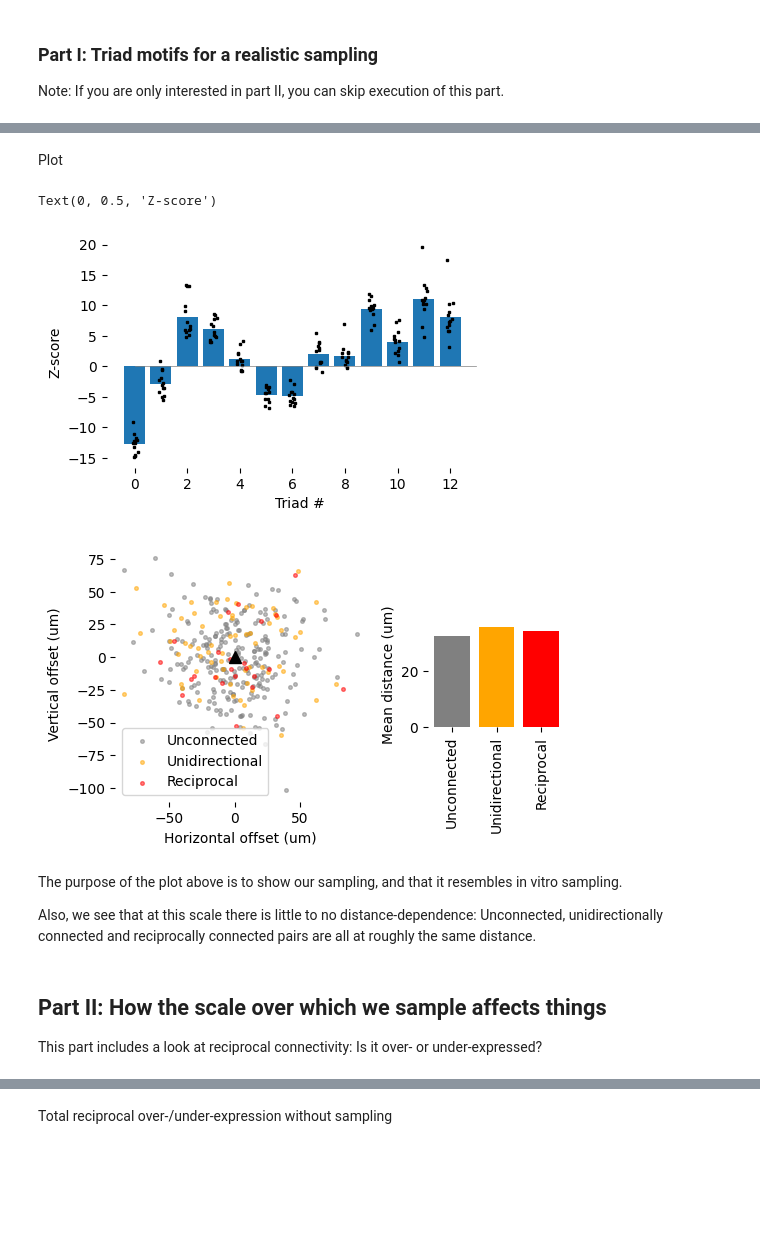
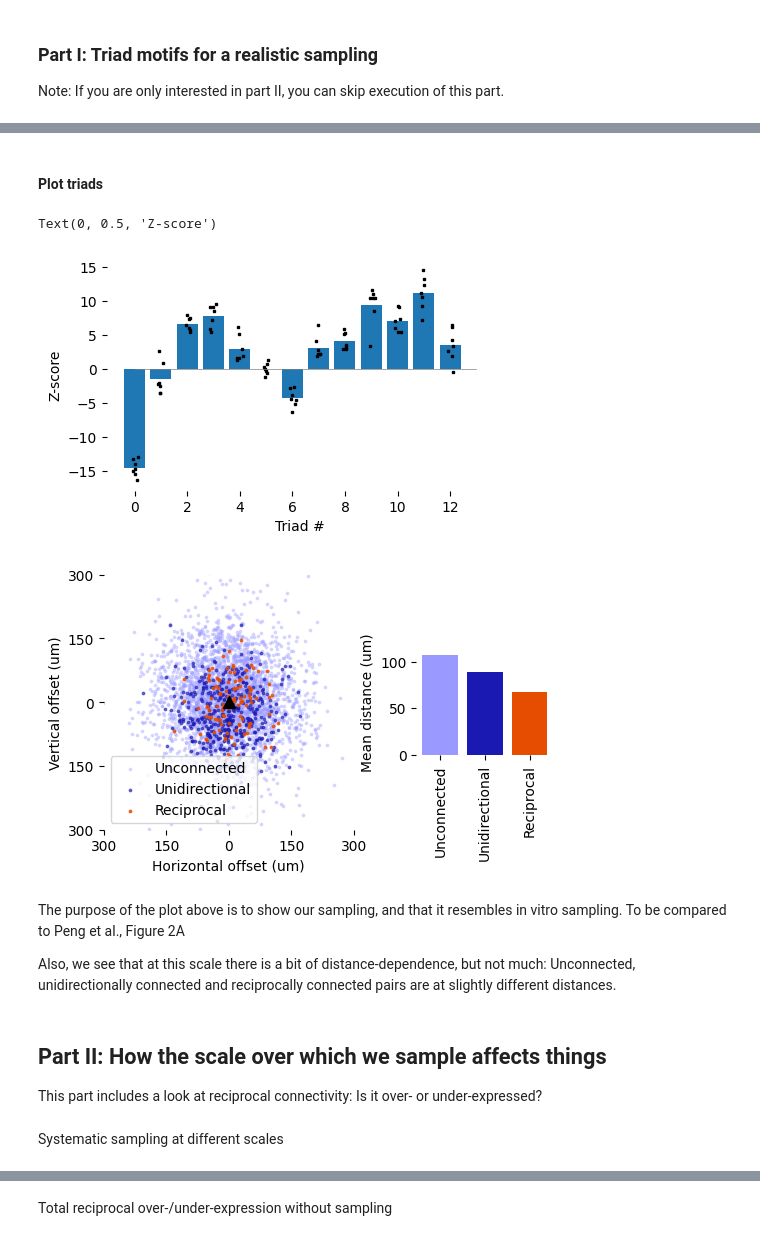
Before and after one commit to MWolfR/individual_morphology_effect, a Jupyter notebook: Patch_sample_triad_overexpression.ipynb, the cells around one changed output, grey strips where cells are left out. Cells and saved outputs as stored; diff of their text form; code cells hidden in the pictures; blank space fills up the shorter version.

Commit message:
Added higher similarity to Peng et al. Plus validation

```diff
--- a/Patch_sample_triad_overexpression.ipynb
+++ b/Patch_sample_triad_overexpression.ipynb
@@ -59,7 +59,7 @@ def sample_and_count_triads(m, mv_cv, n_patch=12, n_samples=25, slice_thickness=
             sum_connected += s.matrix.nnz
             sum_rc += s.to_reciprocal().matrix.nnz
             counts.append(connalysis.network.topology.count_triads_fully_connected(s.matrix > 0, return_normalized=False))
-            D = s.vertices[col_slc].values.reshape((-1, 1, 2)) - s.vertices[col_slc].values.reshape((1, -1, 2))
+            D = s.vertices[col_slc].values.reshape((1, -1, 2)) - s.vertices[col_slc].values.reshape((-1, 1, 2))
             delta_rec.append(pandas.DataFrame(
                 D[(s.array > 0) & (s.array.transpose() > 0)], columns=["horizontal", "vertical"]
             ))
@@ -77,7 +77,7 @@ def sample_and_count_triads(m, mv_cv, n_patch=12, n_samples=25, slice_thickness=
         pandas.concat(delta_rec, axis=0, names=["sample"], keys=range(len(delta_rec))),
         pandas.concat(delta_con, axis=0, names=["sample"], keys=range(len(delta_con))),
         pandas.concat(delta_unc, axis=0, names=["sample"], keys=range(len(delta_unc)))
-    ], axis=0, keys=["reciprocal", "connected", "unconnected"])
+    ], axis=0, keys=["reciprocal", "unidirectional", "unconnected"])
     counts = numpy.vstack(counts).sum(axis=0)
     return counts, (P, Prec), deltas
 # %% [markdown]
@@ -118,12 +118,12 @@ Note: If you are only interested in part II, you can skip execution of this part
 # %%
 campaign_cfg = {
     "decomposition_plane": ["x", "z"], # What are the horizontal axes of the volume?Decomposition will happen in this plane.
-    "decomposition_sz": 200,
+    "decomposition_sz": 250,
     "min_column_sz": 500, # After decomposition, columns smaller than this will be discarded,
-    "mv_cv": [[40**2, 0], [0, 40**2]], # Describes the patch sampling spatial dimensions. 40 ** 2 will sample neuron pairs up to ~100 um.
+    "mv_cv": [[145**2, 0], [0, 150**2]], # Describes the patch sampling spatial dimensions. 40 ** 2 will sample neuron pairs up to ~100 um.
     "patch_kwargs": {
-        "slice_thickness": 150,
-        "n_samples": 25, # The number of times the patch sampling procedure will be applied
+        "slice_thickness": 200,
+        "n_samples": 55, # The number of times the patch sampling procedure will be applied
         "n_patch": 12 # Up to this number of neurons will be sampled together
     }
 }
@@ -308,6 +325,6 @@ Time spent classifying triads: 0.0011343955993652344
 ... (88 outputs left out)
-# %% [markdown]
-Plot
+# %% [markdown]
+#### Plot triads
 # %%
 fig = plt.figure(figsize=(5, 3))
 ax = fig.gca()
@@ -322,47 +339,54 @@ ax.set_xlabel("Triad #")
 ax.set_ylabel("Z-score")
 # %% [output]
 Text(0, 0.5, 'Z-score')
-[figure, old version]
+[figure, new version]
 # %%
 i = 0
 d = all_deltas.loc[i]
 d["distance"] = numpy.linalg.norm(d, axis=1)
 dists = d.reset_index().groupby("level_0")["distance"].mean()
 
 fig = plt.figure(figsize=(5, 3))
 ax = fig.add_axes([0.1, 0.1, 0.5, 0.85])
 
 def sample_random_fraction(arr_in, frac):
     assert frac <= 1
     b = numpy.random.choice(len(arr_in), int(len(arr_in) * frac), replace=False)
     return arr_in.iloc[b]["horizontal"], arr_in.iloc[b]["vertical"]
 
-ax.scatter(*sample_random_fraction(d.loc["unconnected"], 0.1), c="grey", s=7, alpha=0.5, label="Unconnected")
-ax.scatter(*sample_random_fraction(d.loc["connected"], 0.1), c="orange", s=7, alpha=0.5, label="Unidirectional")
-ax.scatter(*sample_random_fraction(d.loc["reciprocal"], 0.1), c="red", s=7, alpha=0.5, label="Reciprocal")
+cols_use = [[0.6, 0.6, 1.0], [0.1, 0.1, 0.7], [0.9, 0.3, 0.0]]
+
+ax.scatter(*sample_random_fraction(d.loc["unconnected"], 0.5), color=cols_use[0], s=3, alpha=0.3, label="Unconnected")
+ax.scatter(*sample_random_fraction(d.loc["unidirectional"], 0.5), color=cols_use[1], s=3, alpha=0.6, label="Unidirectional")
+ax.scatter(*sample_random_fraction(d.loc["reciprocal"], 0.5), color=cols_use[2], s=3, alpha=0.8, label="Reciprocal")
 ax.plot(0, 0, marker="^", ms=8, color="black")
 ax.set_xlabel("Horizontal offset (um)")
 ax.set_ylabel("Vertical offset (um)")
 ax.set_frame_on(False)
-plt.axis("equal")
+# plt.axis("equal")
+ax.set_xlim([-300, 300]); ax.set_xticks([-300, -150, 0, 150, 300]); ax.set_xticklabels([300, 150, 0, 150, 300])
+ax.set_ylim([-300, 300]); ax.set_yticks([-300, -150, 0, 150, 300]); ax.set_yticklabels([300, 150, 0, 150, 300])
 plt.legend()
 
 ax = fig.add_axes([0.725, 0.35, 0.275, 0.35])
-ax.bar(2, dists["reciprocal"], color="red")
-ax.bar(1, dists["connected"], color="orange")
-ax.bar(0, dists["unconnected"], color="grey")
+ax.bar(2, dists["reciprocal"], color=cols_use[2])
+ax.bar(1, dists["unidirectional"], color=cols_use[1])
+ax.bar(0, dists["unconnected"], color=cols_use[0])
 ax.set_xticks([0, 1, 2]); ax.set_xticklabels(["Unconnected", "Unidirectional", "Reciprocal"], rotation="vertical")
 ax.set_ylabel("Mean distance (um)")
 ax.set_frame_on(False)
 # %% [output]
-[figure, old version]
+[figure, new version]
 # %% [markdown]
 The purpose of the plot above is to show our sampling, and that it resembles in vitro sampling.
+To be compared to Peng et al., Figure 2A
 
-Also, we see that at this scale there is little to no distance-dependence: Unconnected, unidirectionally connected and reciprocally connected pairs are all at roughly the same distance.
+Also, we see that at this scale there is a bit of distance-dependence, but not much: Unconnected, unidirectionally connected and reciprocally connected pairs are at slightly different distances.
 # %% [markdown]
 ## Part II: How the scale over which we sample affects things
 This part includes a look at reciprocal connectivity: Is it over- or under-expressed?
+# %% [markdown]
+Systematic sampling at different scales
 # %%
 szs = [40, 80, 120, 160, 200, 240, 280, 320, 360, 400]
 all_counts = []
```
Also changed, not shown: parts of 10 cells of this notebook.
